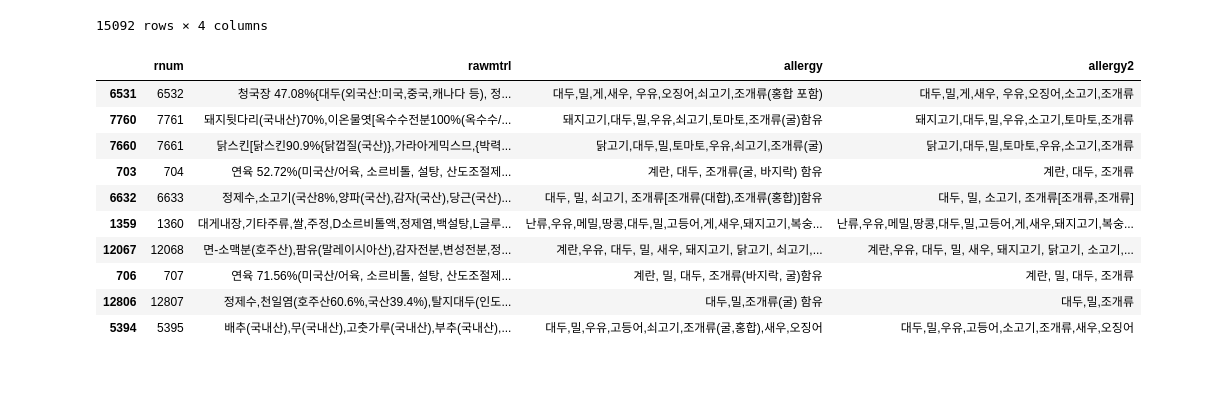
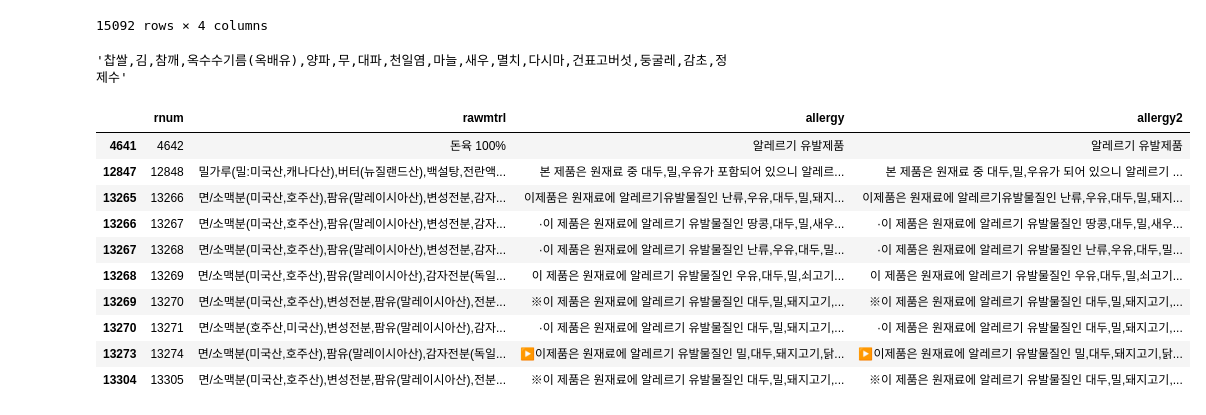
Before and after one commit to dilicat0813/2023allergy, a Jupyter notebook: 01.request/2.data_dig_allergy.ipynb, the cells around one changed output. Drawn from its saved outputs; the diff is of its cells as text; code cells hidden in the pictures; blank space fills up the shorter version.

Commit message:
allergy_number add

```diff
--- a/01.request/2.data_dig_allergy.ipynb
+++ b/01.request/2.data_dig_allergy.ipynb
@@ -50,7 +57,7 @@ df_allergy['allergy2'] = df_allergy['allergy2'].str.replace(' 함유', '')
 df_allergy['allergy2'] = df_allergy['allergy2'].str.replace('함유', '')
 df_allergy['allergy2'] = df_allergy['allergy2'].str.replace('함류', '')
 df_allergy['allergy2'] = df_allergy['allergy2'].str.replace('포함', '')
-df_allergy['allergy2'] = df_allergy['allergy2'].str.replace('쇠고기', '소고기')
+df_allergy['allergy2'] = df_allergy['allergy2'].str.replace('소고기', '쇠고기')
 df_allergy['allergy2'] = df_allergy['allergy2'].str.replace('이제품은우유,대두를사용한제품과같은제조시설에서제조하고있습니다.', '우유, 대두')
 df_allergy['allergy2'] = df_allergy['allergy2'].str.replace('본 제품은 새우,오징어를 원료로 사용한 제품과 같은 제조시설에서 제조하고 있습니다.', '새우, 오징어')
 
@@ -79,17 +86,22 @@ df_allergy
 | 15090 | 15091 | 정제수,아미노산액[탈지대두:외국산(인도산,미국산,중국산등)]... | 대두,밀 | 대두,밀 |
 | 15091 | 15092 | 물엿, 소맥분(밀:미국산,호주산),혼합양념(중국산)[고춧가루... | 알수없음 | 알수없음 |
 15092 rows × 4 columns
+# %%
+df_allergy['rawmtrl'][0]
+# %% [output]
+'찹쌀,김,참깨,옥수수기름(옥배유),양파,무,대파,천일염,마늘,새우,멸치,다시마,건표고버섯,둥굴레,감초,정제수'
 # %%
-df_allergy[df_allergy['allergy2'].str.contains('조개류')].sample(10)
+df_allergy[df_allergy['allergy2'].str.contains('알레르기')]
+df_allergy[df_allergy['allergy2'].str.contains('알레르기')] #전처리 필요
 # %% [output]
 |  | rnum | rawmtrl | allergy | allergy2 |
-| 6531 | 6532 | 청국장 47.08%{대두(외국산:미국,중국,캐나다 등), 정... | 대두,밀,게,새우, 우유,오징어,쇠고기,조개류(홍합 포함) | 대두,밀,게,새우, 우유,오징어,소고기,조개류 |
-| 7760 | 7761 | 돼지뒷다리(국내산)70%,이온물엿[옥수수전분100%(옥수수/... | 돼지고기,대두,밀,우유,쇠고기,토마토,조개류(굴)함유 | 돼지고기,대두,밀,우유,소고기,토마토,조개류 |
-| 7660 | 7661 | 닭스킨[닭스킨90.9%{닭껍질(국산)},가라아게믹스므,{박력... | 닭고기,대두,밀,토마토,우유,쇠고기,조개류(굴) | 닭고기,대두,밀,토마토,우유,소고기,조개류 |
-| 703 | 704 | 연육 52.72%(미국산/어육, 소르비톨, 설탕, 산도조절제... | 계란, 대두, 조개류(굴, 바지락) 함유 | 계란, 대두, 조개류 |
-| 6632 | 6633 | 정제수,소고기(국산8%,양파(국산),감자(국산),당근(국산)... | 대두, 밀, 쇠고기, 조개류[조개류(대합),조개류(홍합)]함유 | 대두, 밀, 소고기, 조개류[조개류,조개류] |
-| 1359 | 1360 | 대게내장,기타주류,쌀,주정,D소르비톨액,정제염,백설탕,L글루... | 난류,우유,메밀,땅콩,대두,밀,고등어,게,새우,돼지고기,복숭... | 난류,우유,메밀,땅콩,대두,밀,고등어,게,새우,돼지고기,복숭... |
-| 12067 | 12068 | 면-소맥분(호주산),팜유(말레이시아산),감자전분,변성전분,정... | 계란,우유, 대두, 밀, 새우, 돼지고기, 닭고기, 쇠고기,... | 계란,우유, 대두, 밀, 새우, 돼지고기, 닭고기, 소고기,... |
-| 706 | 707 | 연육 71.56%(미국산/어육, 소르비톨, 설탕, 산도조절제... | 계란, 밀, 대두, 조개류(바지락, 굴)함유 | 계란, 밀, 대두, 조개류 |
-| 12806 | 12807 | 정제수,천일염(호주산60.6%,국산39.4%),탈지대두(인도... | 대두,밀,조개류(굴) 함유 | 대두,밀,조개류 |
-| 5394 | 5395 | 배추(국내산),무(국내산),고춧가루(국내산),부추(국내산),... | 대두,밀,우유,고등어,쇠고기,조개류(굴,홍합),새우,오징어 | 대두,밀,우유,고등어,소고기,조개류,새우,오징어 |
+| 4641 | 4642 | 돈육 100% | 알레르기 유발제품 | 알레르기 유발제품 |
+| 12847 | 12848 | 밀가루(밀:미국산,캐나다산),버터(뉴질랜드산),백설탕,전란액... | 본 제품은 원재료 중 대두,밀,우유가 포함되어 있으니 알레르... | 본 제품은 원재료 중 대두,밀,우유가 되어 있으니 알레르기 ... |
+| 13265 | 13266 | 면/소맥분(미국산,호주산),팜유(말레이시아산),변성전분,감자... | 이제품은 원재료에 알레르기유발물질인 난류,우유,대두,밀,돼지... | 이제품은 원재료에 알레르기유발물질인 난류,우유,대두,밀,돼지... |
+| 13266 | 13267 | 면/소맥분(미국산,호주산),팜유(말레이시아산),변성전분,감자... | ·이 제품은 원재료에 알레르기 유발물질인 땅콩,대두,밀,새우... | ·이 제품은 원재료에 알레르기 유발물질인 땅콩,대두,밀,새우... |
+| 13267 | 13268 | 면/소맥분(미국산,호주산),팜유(말레이시아산),변성전분,감자... | ·이 제품은 원재료에 알레르기 유발물질인 난류,우유,대두,밀... | ·이 제품은 원재료에 알레르기 유발물질인 난류,우유,대두,밀... |
+| 13268 | 13269 | 면/소맥분(미국산,호주산),팜유(말레이시아산),감자전분(독일... | 이 제품은 원재료에 알레르기 유발물질인 우유,대두,밀,쇠고기... | 이 제품은 원재료에 알레르기 유발물질인 우유,대두,밀,쇠고기... |
+| 13269 | 13270 | 면/소맥분(미국산,호주산),변성전분,팜유(말레이시아산),전분... | ※이 제품은 원재료에 알레르기 유발물질인 대두,밀,돼지고기,... | ※이 제품은 원재료에 알레르기 유발물질인 대두,밀,돼지고기,... |
+| 13270 | 13271 | 면/소맥분(호주산,미국산),변성전분,팜유(말레이시아산),감자... | ·이 제품은 원재료에 알레르기 유발물질인 대두,밀,돼지고기,... | ·이 제품은 원재료에 알레르기 유발물질인 대두,밀,돼지고기,... |
+| 13273 | 13274 | 면/소맥분(미국산,호주산),팜유(말레이시아산),감자전분(독일... | ▶이제품은 원재료에 알레르기 유발물질인 밀,대두,돼지고기,닭... | ▶이제품은 원재료에 알레르기 유발물질인 밀,대두,돼지고기,닭... |
+| 13304 | 13305 | 면/소맥분(미국산,호주산),변성전분,팜유(말레이시아산),전분... | ※이 제품은 원재료에 알레르기 유발물질인 대두,밀,돼지고기,... | ※이 제품은 원재료에 알레르기 유발물질인 대두,밀,돼지고기,... |
```
Also changed, not shown: parts of 5 cells of this notebook, 8 other files.
